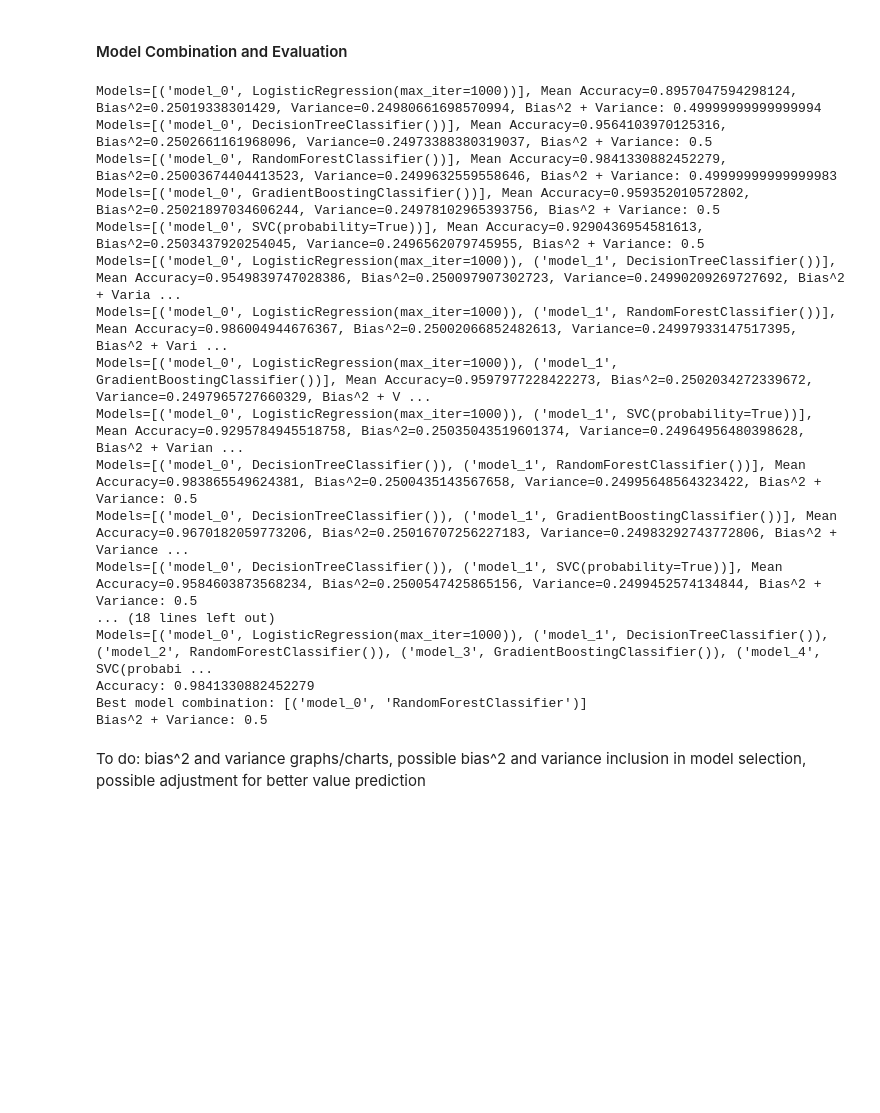
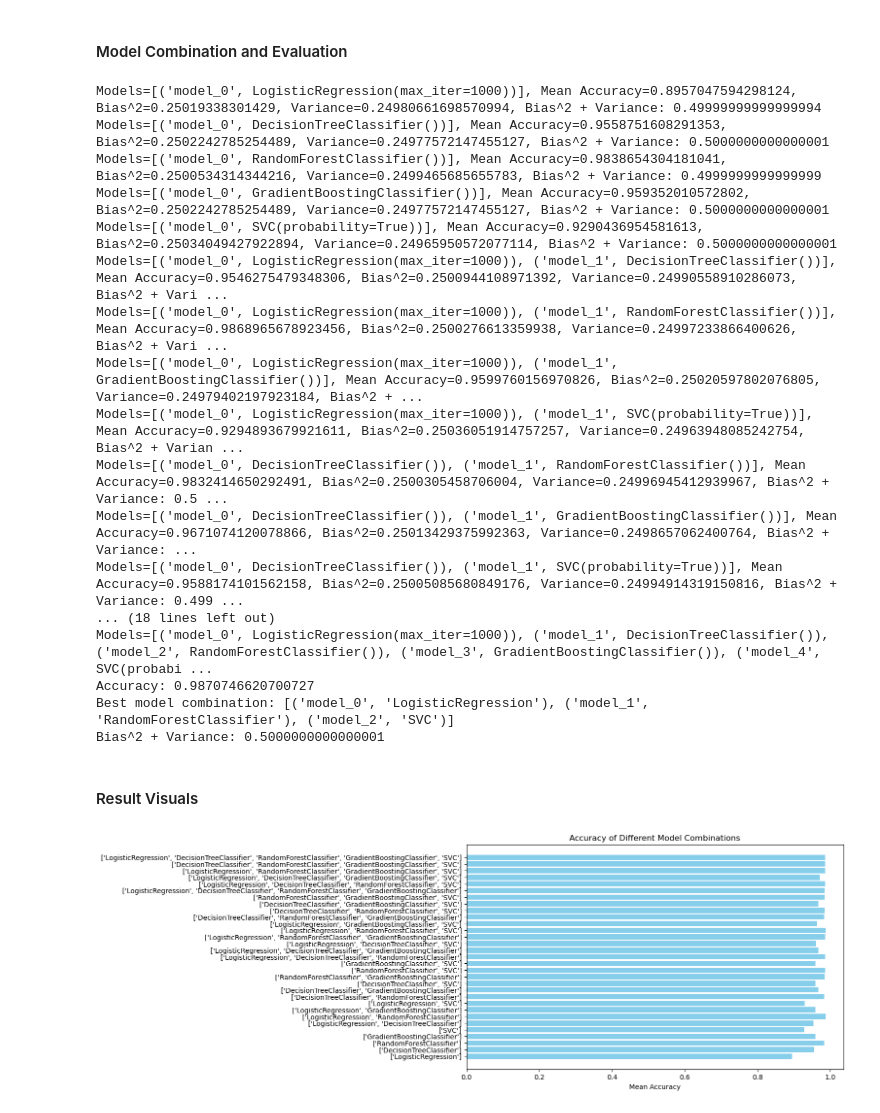
Before and after one commit to LauraAllObe/machineLearningProject, a Jupyter notebook: notebook.ipynb, the cells around one changed output. Saved outputs shown, nothing was run; the diff lists cells and outputs as text; code cells hidden in the pictures; blank space fills up the shorter version.

Commit message:
added graphs

```diff
--- a/notebook.ipynb
+++ b/notebook.ipynb
@@ -134,6 +135,7 @@ model_combinations = sum([list(combinations(base_models, i)) for i in range(1, l
 best_model_combination = None
 best_accuracy = 0
 best_bias_variance_score = float('inf')
+results = []
 
 #evaluating each combination of models
 for model_comb in model_combinations:
@@ -149,13 +151,26 @@ for model_comb in model_combinations:
     bias_squared, variance = bias_variance_decomposition(stacking_model, X_resampled, y_resampled)
 
     print(f'Models={estimators}, Mean Accuracy={mean_accuracy}, Bias^2={bias_squared}, Variance={variance}, Bias^2 + Variance: {bias_squared + variance}')
+    #updating results for plotting
+    results.append({
+        'Model Combination': str([model.__class__.__name__ for model in model_comb]),
+        'Mean Accuracy': np.float64(mean_accuracy),
+        'Bias^2': np.float64(bias_squared),
+        'Variance': np.float64(variance),
+        'Bias^2 + Variance': np.float64(bias_variance_score)
+    })
 
     #updating best model
     bias_variance_score = bias_squared + variance
-    if bias_variance_score < best_bias_variance_score:
+    if round(bias_variance_score, 2) < round(best_bias_variance_score, 2):
         best_accuracy = mean_accuracy
         best_bias_variance_score = bias_variance_score
         best_model_combination = model_comb
+    elif round(bias_variance_score, 2) == round(best_bias_variance_score, 2):
+        #if the bias_variance_score is the same, compare accuracy
+        if mean_accuracy > best_accuracy:
+            best_accuracy = mean_accuracy
+            best_model_combination = model_comb
 
 print(f'Accuracy: {best_accuracy}')
 print(f'Best model combination:', [(f'model_{i}', model.__class__.__name__) for i, model in enumerate(best_model_combination)])
@@ -177,21 +192,37 @@ submission = pd.DataFrame({
 submission.to_csv('submission.csv', index=False)
 # %% [output]
 Models=[('model_0', LogisticRegression(max_iter=1000))], Mean Accuracy=0.8957047594298124, Bias^2=0.25019338301429, Variance=0.24980661698570994, Bias^2 + Variance: 0.49999999999999994
-Models=[('model_0', DecisionTreeClassifier())], Mean Accuracy=0.9564103970125316, Bias^2=0.2502661161968096, Variance=0.24973388380319037, Bias^2 + Variance: 0.5
-Models=[('model_0', RandomForestClassifier())], Mean Accuracy=0.9841330882452279, Bias^2=0.25003674404413523, Variance=0.2499632559558646, Bias^2 + Variance: 0.49999999999999983
-Models=[('model_0', GradientBoostingClassifier())], Mean Accuracy=0.959352010572802, Bias^2=0.25021897034606244, Variance=0.24978102965393756, Bias^2 + Variance: 0.5
-Models=[('model_0', SVC(probability=True))], Mean Accuracy=0.9290436954581613, Bias^2=0.2503437920254045, Variance=0.2496562079745955, Bias^2 + Variance: 0.5
-Models=[('model_0', LogisticRegression(max_iter=1000)), ('model_1', DecisionTreeClassifier())], Mean Accuracy=0.9549839747028386, Bias^2=0.250097907302723, Variance=0.24990209269727692, Bias^2 + Varia ...
-Models=[('model_0', LogisticRegression(max_iter=1000)), ('model_1', RandomForestClassifier())], Mean Accuracy=0.986004944676367, Bias^2=0.25002066852482613, Variance=0.24997933147517395, Bias^2 + Vari ...
-Models=[('model_0', LogisticRegression(max_iter=1000)), ('model_1', GradientBoostingClassifier())], Mean Accuracy=0.9597977228422273, Bias^2=0.2502034272339672, Variance=0.2497965727660329, Bias^2 + V ...
-Models=[('model_0', LogisticRegression(max_iter=1000)), ('model_1', SVC(probability=True))], Mean Accuracy=0.9295784945518758, Bias^2=0.25035043519601374, Variance=0.24964956480398628, Bias^2 + Varian ...
-Models=[('model_0', DecisionTreeClassifier()), ('model_1', RandomForestClassifier())], Mean Accuracy=0.983865549624381, Bias^2=0.2500435143567658, Variance=0.24995648564323422, Bias^2 + Variance: 0.5
-Models=[('model_0', DecisionTreeClassifier()), ('model_1', GradientBoostingClassifier())], Mean Accuracy=0.9670182059773206, Bias^2=0.25016707256227183, Variance=0.24983292743772806, Bias^2 + Variance ...
-Models=[('model_0', DecisionTreeClassifier()), ('model_1', SVC(probability=True))], Mean Accuracy=0.9584603873568234, Bias^2=0.2500547425865156, Variance=0.2499452574134844, Bias^2 + Variance: 0.5
+Models=[('model_0', DecisionTreeClassifier())], Mean Accuracy=0.9558751608291353, Bias^2=0.2502242785254489, Variance=0.24977572147455127, Bias^2 + Variance: 0.5000000000000001
+Models=[('model_0', RandomForestClassifier())], Mean Accuracy=0.9838654304181041, Bias^2=0.2500534314344216, Variance=0.2499465685655783, Bias^2 + Variance: 0.4999999999999999
+Models=[('model_0', GradientBoostingClassifier())], Mean Accuracy=0.959352010572802, Bias^2=0.2502242785254489, Variance=0.24977572147455127, Bias^2 + Variance: 0.5000000000000001
+Models=[('model_0', SVC(probability=True))], Mean Accuracy=0.9290436954581613, Bias^2=0.25034049427922894, Variance=0.24965950572077114, Bias^2 + Variance: 0.5000000000000001
+Models=[('model_0', LogisticRegression(max_iter=1000)), ('model_1', DecisionTreeClassifier())], Mean Accuracy=0.9546275479348306, Bias^2=0.2500944108971392, Variance=0.24990558910286073, Bias^2 + Vari ...
+Models=[('model_0', LogisticRegression(max_iter=1000)), ('model_1', RandomForestClassifier())], Mean Accuracy=0.9868965678923456, Bias^2=0.2500276613359938, Variance=0.24997233866400626, Bias^2 + Vari ...
+Models=[('model_0', LogisticRegression(max_iter=1000)), ('model_1', GradientBoostingClassifier())], Mean Accuracy=0.9599760156970826, Bias^2=0.25020597802076805, Variance=0.24979402197923184, Bias^2 + ...
+Models=[('model_0', LogisticRegression(max_iter=1000)), ('model_1', SVC(probability=True))], Mean Accuracy=0.9294893679921611, Bias^2=0.25036051914757257, Variance=0.24963948085242754, Bias^2 + Varian ...
+Models=[('model_0', DecisionTreeClassifier()), ('model_1', RandomForestClassifier())], Mean Accuracy=0.9832414650292491, Bias^2=0.2500305458706004, Variance=0.24996945412939967, Bias^2 + Variance: 0.5 ...
+Models=[('model_0', DecisionTreeClassifier()), ('model_1', GradientBoostingClassifier())], Mean Accuracy=0.9671074120078866, Bias^2=0.25013429375992363, Variance=0.2498657062400764, Bias^2 + Variance: ...
+Models=[('model_0', DecisionTreeClassifier()), ('model_1', SVC(probability=True))], Mean Accuracy=0.9588174101562158, Bias^2=0.25005085680849176, Variance=0.24994914319150816, Bias^2 + Variance: 0.499 ...
 ... (18 lines left out)
 Models=[('model_0', LogisticRegression(max_iter=1000)), ('model_1', DecisionTreeClassifier()), ('model_2', RandomForestClassifier()), ('model_3', GradientBoostingClassifier()), ('model_4', SVC(probabi ...
-Accuracy: 0.9841330882452279
-Best model combination: [('model_0', 'RandomForestClassifier')]
-Bias^2 + Variance: 0.5
+Accuracy: 0.9870746620700727
+Best model combination: [('model_0', 'LogisticRegression'), ('model_1', 'RandomForestClassifier'), ('model_2', 'SVC')]
+Bias^2 + Variance: 0.5000000000000001
-# %% [markdown]
-To do: bias^2 and variance graphs/charts, possible bias^2 and variance inclusion in model selection, possible adjustment for better value prediction
+# %% [markdown]
+#### Result Visuals
+# %%
+results_df = pd.DataFrame(results).astype({
+    'Bias^2': 'float64',
+    'Variance': 'float64',
+    'Bias^2 + Variance': 'float64',
+    'Mean Accuracy': 'float64'
+})
+
+#plotting accuracy
+plt.figure(figsize=(10, 6))
+plt.barh(results_df['Model Combination'], results_df['Mean Accuracy'], color='skyblue')
+plt.xlabel('Mean Accuracy')
+plt.title('Accuracy of Different Model Combinations')
+plt.show()
+# %% [output]
+[figure, added]
```
Also changed, not shown: parts of 3 cells of this notebook, 1 other file.
